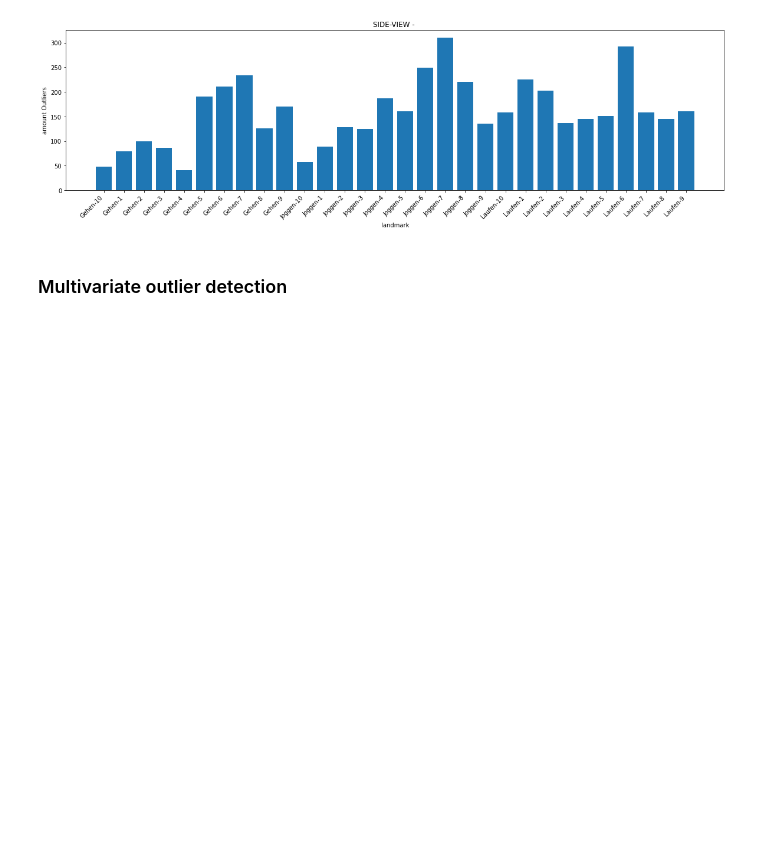
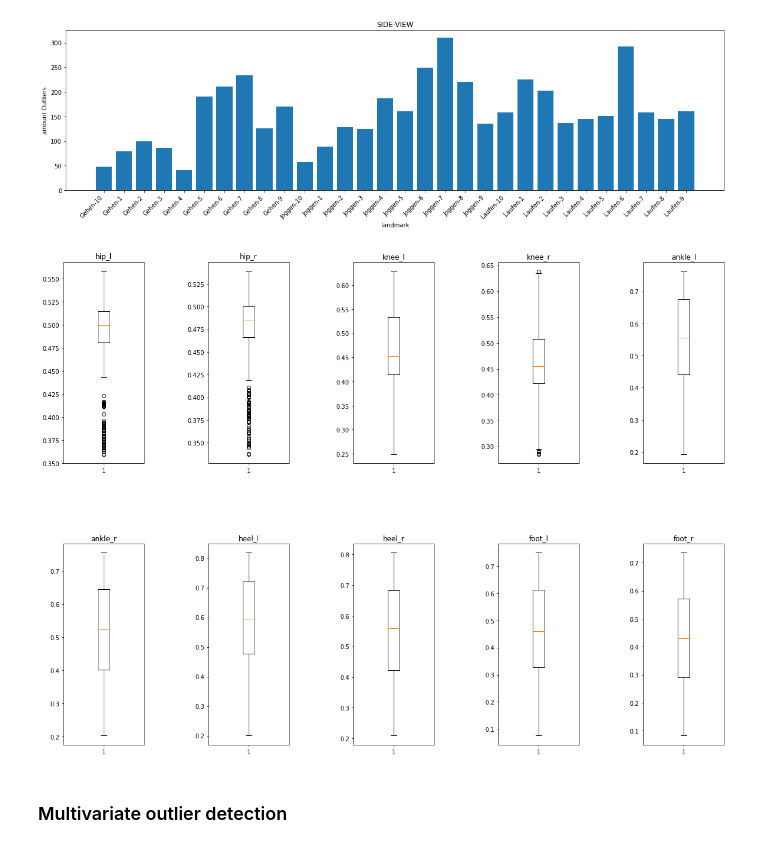
Before and after one commit to robring/running_pose_analytics, a Jupyter notebook: evaluation.ipynb, the cells around one changed output. Saved outputs shown, nothing was run; the diff lists cells and outputs as text; code cells hidden in the pictures; blank space fills up the shorter version.

```diff
--- a/evaluation.ipynb
+++ b/evaluation.ipynb
@@ -396,6 +427,23 @@ plt.bar(xwerte, ywerte)
 plt.show()
 # %% [output]
 [figure]
+# %%
+#Visuallisierung von Ausreißern
+re_col=columnNames[::4]
+renameList = ["hip_l","hip_r","knee_l","knee_r","ankle_l","ankle_r","heel_l","heel_r","foot_l","foot_r"]
+
+
+fig, ax = plt.subplots(2,5, figsize=(20,15))
+fig.subplots_adjust(hspace = .4, wspace=0.8)
+ax=ax.ravel()
+plt.title("SIDE-VIEW")
+x=0
+for i in re_col:
+    ax[x].boxplot(df_side_gehen[i])
+    ax[x].set_title(renameList[x])
+    x+=1
+# %% [output]
+[figure, added]
 # %% [markdown]
 ### Multivariate outlier detection
 # %%
```
Also changed, not shown: parts of 13 cells of this notebook, 1 other file.
